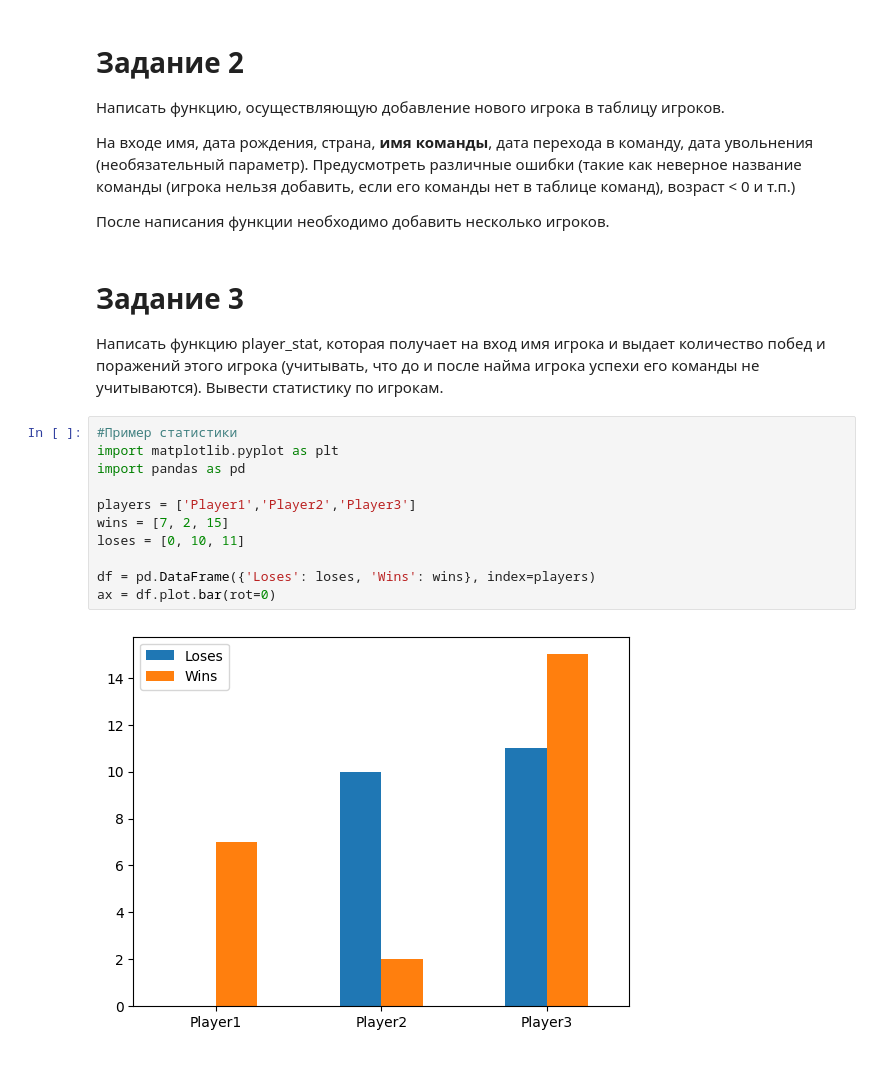
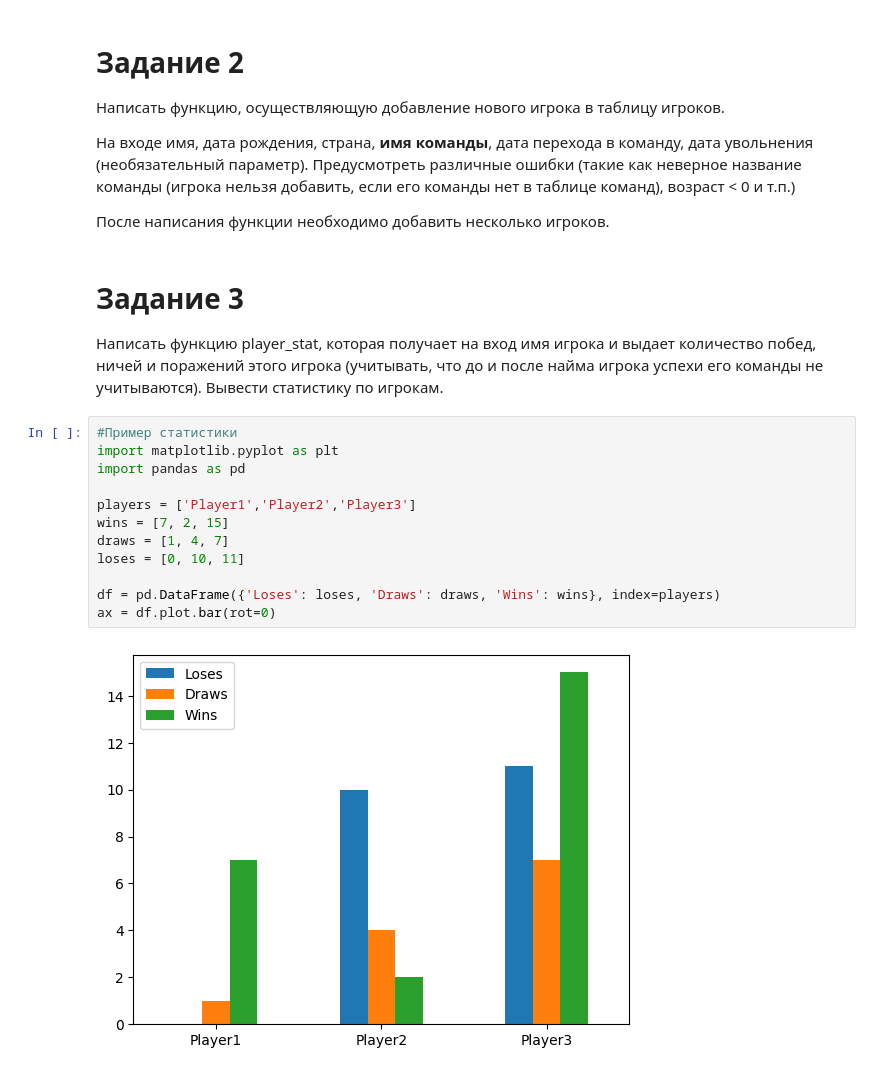
Before and after one commit to alexander-mirea/Databases2025, a Jupyter notebook: Лабораторная 3/Лабораторная 3.ipynb, the cells around one changed output. Drawn from its saved outputs; the diff is of its cells as text.

```diff
--- a/Лабораторная 3/Лабораторная 3.ipynb
+++ b/Лабораторная 3/Лабораторная 3.ipynb
@@ -39,18 +39,19 @@ Foundation - дата основания
 После написания функции необходимо добавить несколько игроков.
 # %% [markdown]
 # Задание 3
-Написать функцию player_stat, которая получает на вход имя игрока и выдает количество побед и поражений этого игрока (учитывать, что до и после найма игрока успехи его команды не учитываются).
+Написать функцию player_stat, которая получает на вход имя игрока и выдает количество побед, ничей и поражений этого игрока (учитывать, что до и после найма игрока успехи его команды не учитываются).
 Вывести статистику по игрокам.
 # %%
 #Пример статистики
 import matplotlib.pyplot as plt
 import pandas as pd
 
 players = ['Player1','Player2','Player3']
 wins = [7, 2, 15]
+draws = [1, 4, 7]
 loses = [0, 10, 11]
 
-df = pd.DataFrame({'Loses': loses, 'Wins': wins}, index=players)
+df = pd.DataFrame({'Loses': loses, 'Draws': draws, 'Wins': wins}, index=players)
 ax = df.plot.bar(rot=0)
 # %% [output]
-[figure, old version]
+[figure, new version]
```
